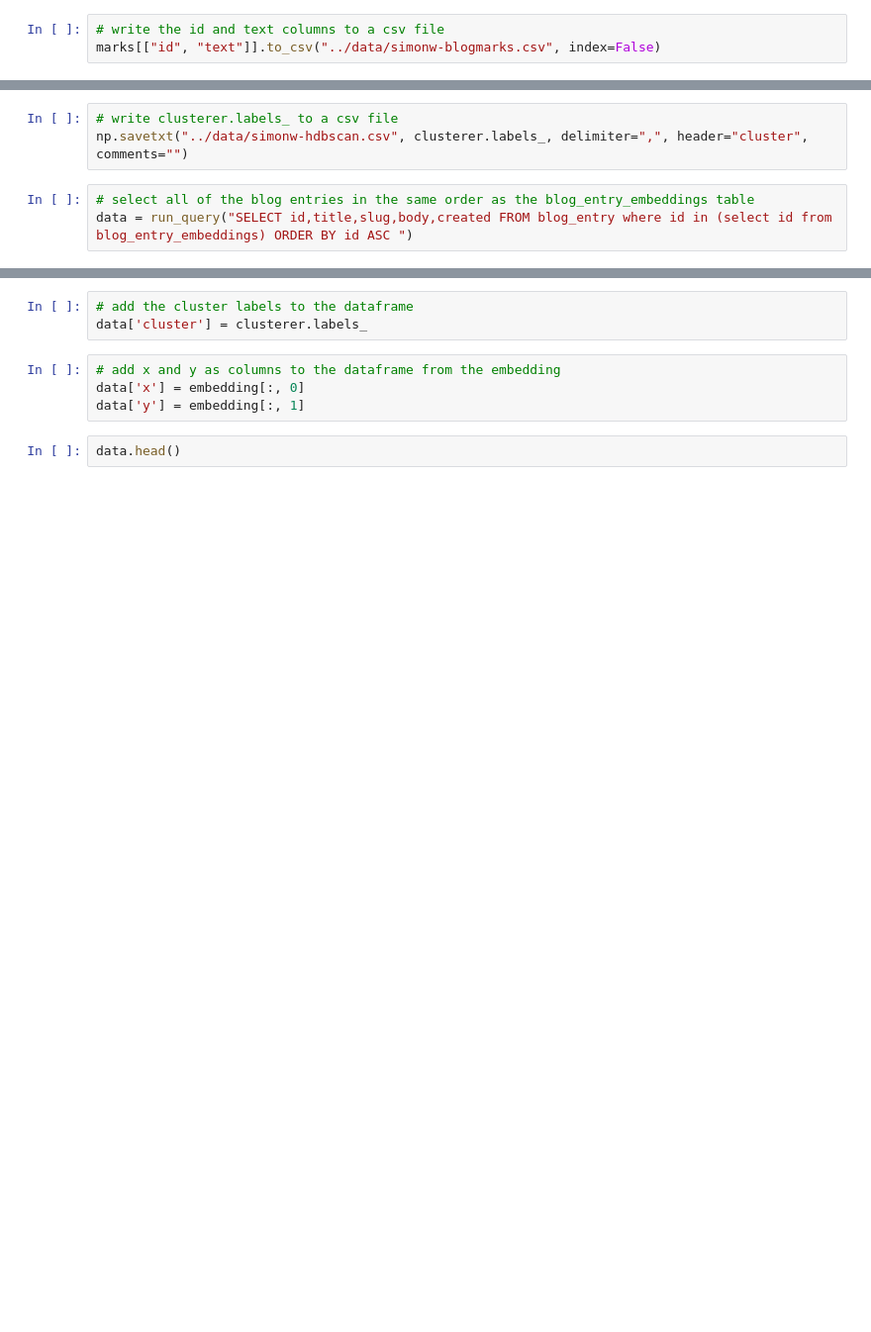
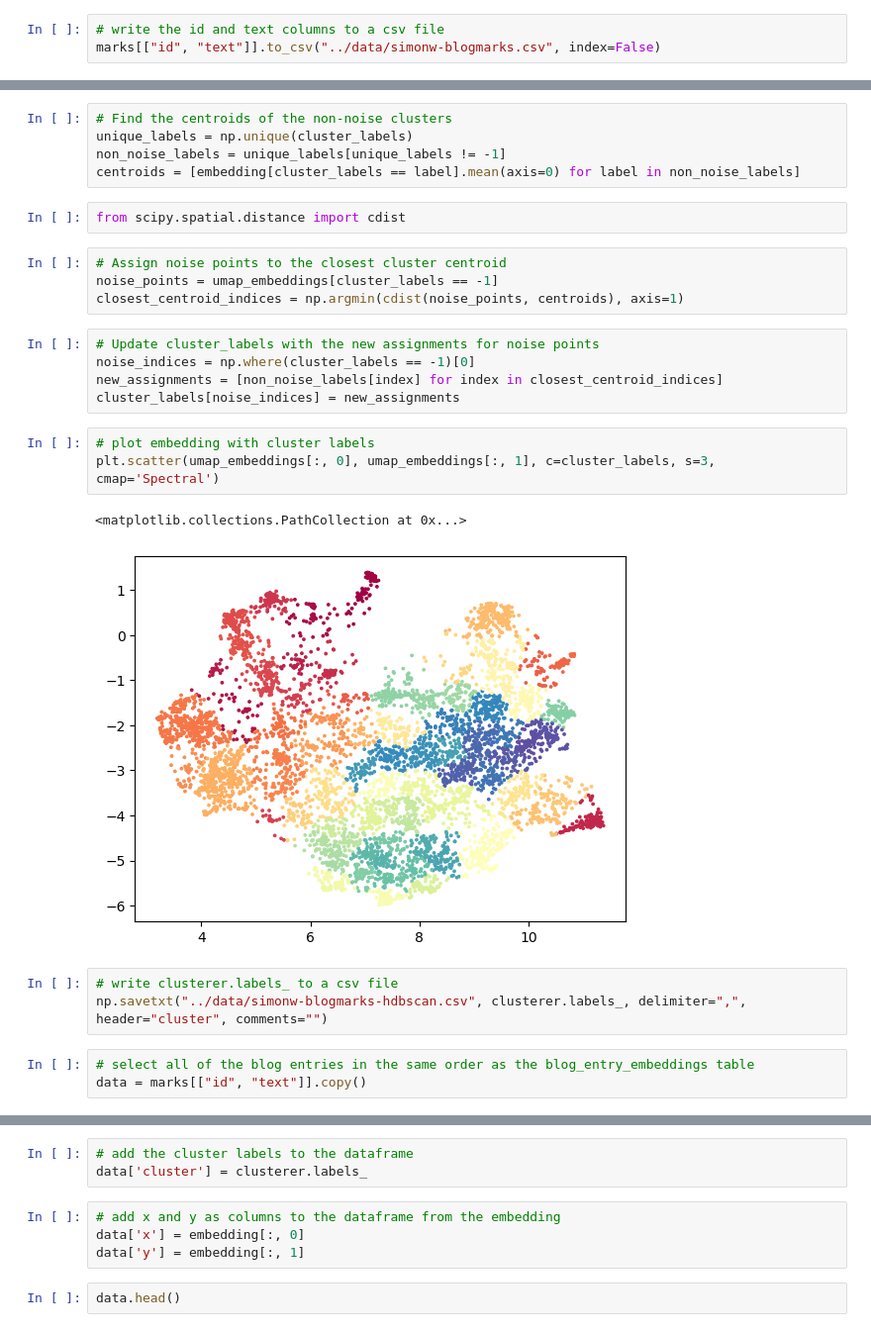
Before and after one commit to enjalot/latent-drafting, a Jupyter notebook: jupyter/simonw blogmark umap.ipynb, the cells around one changed output, grey strips where cells are left out. Shown at 99% size. Saved outputs shown, nothing was run; the diff lists cells and outputs as text; blank space fills up the shorter version.

```diff
--- a/jupyter/simonw blogmark umap.ipynb
+++ b/jupyter/simonw blogmark umap.ipynb
@@ -110,9 +132,31 @@ array([ -1,   0,   1,   2,   3,   4,   5,   6,   7,   8,   9,  10,  11,
+# %%
+# Find the centroids of the non-noise clusters
+unique_labels = np.unique(cluster_labels)
+non_noise_labels = unique_labels[unique_labels != -1]
+centroids = [embedding[cluster_labels == label].mean(axis=0) for label in non_noise_labels]
+# %%
+from scipy.spatial.distance import cdist
+# %%
+# Assign noise points to the closest cluster centroid
+noise_points = umap_embeddings[cluster_labels == -1]
+closest_centroid_indices = np.argmin(cdist(noise_points, centroids), axis=1)
+# %%
+# Update cluster_labels with the new assignments for noise points
+noise_indices = np.where(cluster_labels == -1)[0]
+new_assignments = [non_noise_labels[index] for index in closest_centroid_indices]
+cluster_labels[noise_indices] = new_assignments
+# %%
+# plot embedding with cluster labels
+plt.scatter(umap_embeddings[:, 0], umap_embeddings[:, 1], c=cluster_labels, s=3, cmap='Spectral')
+# %% [output]
+<matplotlib.collections.PathCollection at 0x...>
+[figure, added]
 # %%
 # write clusterer.labels_ to a csv file
-np.savetxt("../data/simonw-hdbscan.csv", clusterer.labels_, delimiter=",", header="cluster", comments="")
+np.savetxt("../data/simonw-blogmarks-hdbscan.csv", clusterer.labels_, delimiter=",", header="cluster", comments="")
 # %%
 # select all of the blog entries in the same order as the blog_entry_embeddings table
-data = run_query("SELECT id,title,slug,body,created FROM blog_entry where id in (select id from blog_entry_embeddings) ORDER BY id ASC ")
+data = marks[["id", "text"]].copy()
 # %%
 data.shape
 # %% [output]
```
Also changed, not shown: parts of 23 cells of this notebook, 2 other files.
